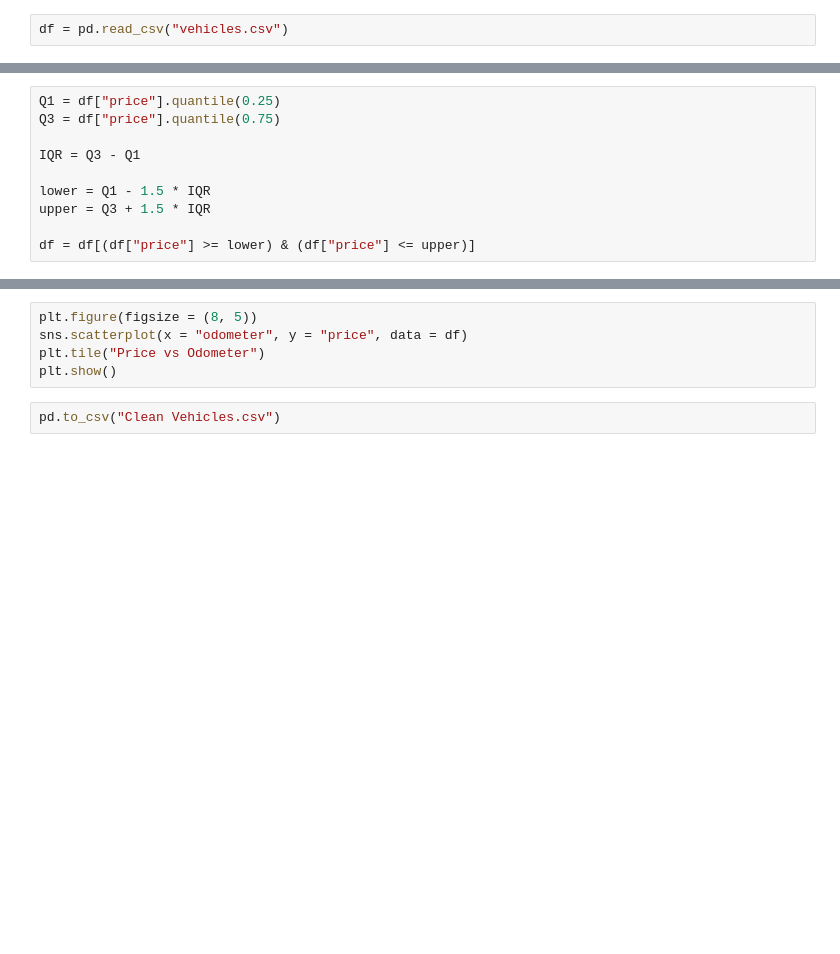
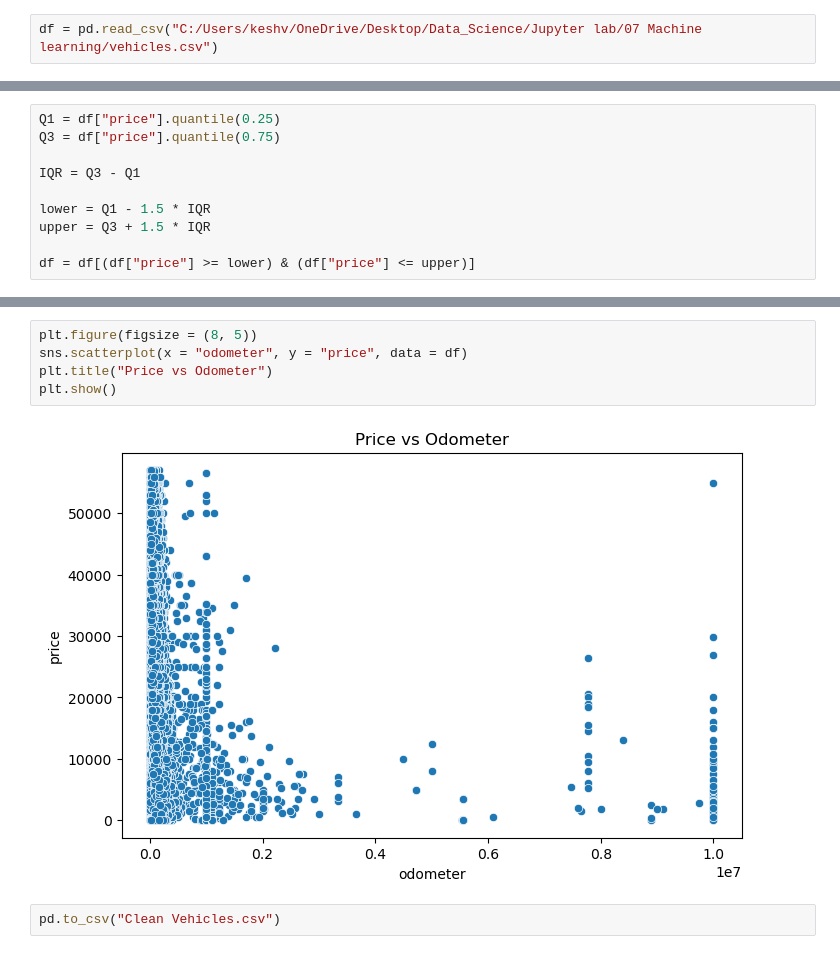
Before and after one commit to keshvaniabbasali-cmd/Car-Price-Prediction, a Jupyter notebook: Notebooks/Car Price Prediction.ipynb, the cells around one changed output, grey strips where cells are left out. Drawn from its saved outputs; the diff is of its cells as text; blank space fills up the shorter version.

```diff
--- a/Notebooks/Car Price Prediction.ipynb
+++ b/Notebooks/Car Price Prediction.ipynb
@@ -4,4 +4,4 @@ import pandas as pd
 import matplotlib.pyplot as plt
 import seaborn as sns
 # %%
-df = pd.read_csv("vehicles.csv")
+df = pd.read_csv("C:/Users/keshv/OneDrive/Desktop/Data_Science/Jupyter lab/07 Machine learning/vehicles.csv")
@@ -136,7 +383,9 @@ plt.show()
 # %%
 plt.figure(figsize = (8, 5))
 sns.scatterplot(x = "odometer", y = "price", data = df)
-plt.tile("Price vs Odometer")
+plt.title("Price vs Odometer")
 plt.show()
+# %% [output]
+[figure, added]
 # %%
 pd.to_csv("Clean Vehicles.csv")
```
Also changed, not shown: parts of 34 cells of this notebook.
